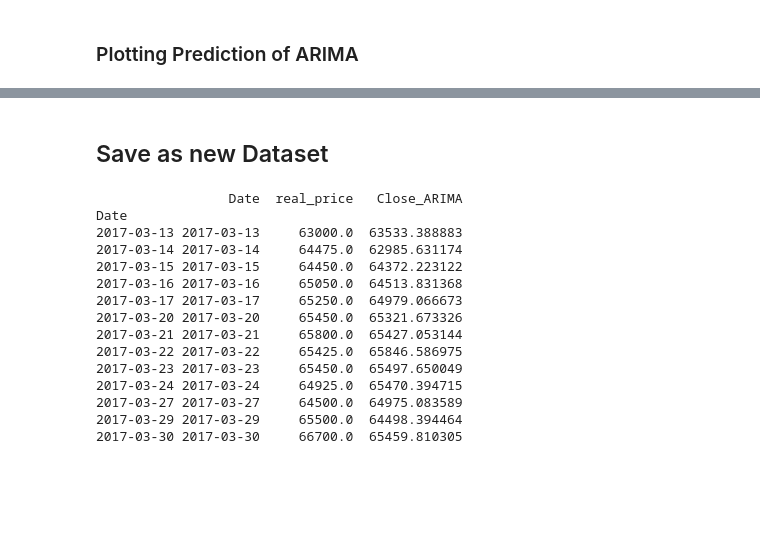
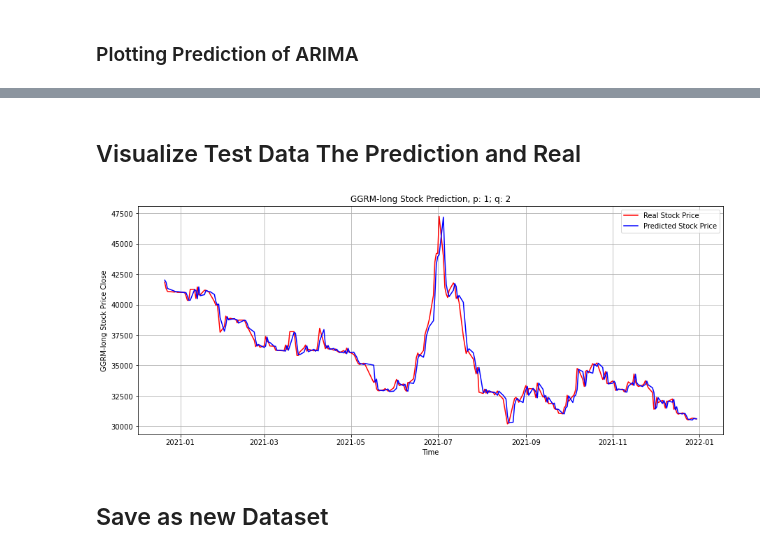
Before and after one commit to yoelagustinus/TugasAkhir, a Jupyter notebook: Stock Price Prediction ARIMA/ARIMA TA Stock Price Prediction.ipynb, the cells around one changed output, grey strips where cells are left out. Drawn from its saved outputs; the diff is of its cells as text; code cells hidden in the pictures; blank space fills up the shorter version.

```diff
--- a/Stock Price Prediction ARIMA/ARIMA TA Stock Price Prediction.ipynb
+++ b/Stock Price Prediction ARIMA/ARIMA TA Stock Price Prediction.ipynb
@@ -196,0 +187,15 @@ new_date = pd.to_datetime(test_data.index)
+# %% [markdown]
+## Visualize Test Data The Prediction and Real
+# %%
+plt.figure()
+plt.plot(test_data.index, y, color = 'red', label = 'Real Stock Price')
+plt.plot(test_data.index, predictions, color = 'blue', label = 'Predicted Stock Price')
+plt.title(name_dataset +' Stock Prediction, p: '+ str(p) +'; q: '+str(q))
+plt.xlabel('Time')
+plt.ylabel(name_dataset +' Stock Price '+ column_dataset_obs)
+plt.legend()
+plt.grid(True)
+# plt.savefig('arima_model.pdf')
+plt.show()
+# %% [output]
+[figure, added]
@@ -203,20 +207,0 @@ new_data = {'Date': new_date,
-# %%
-df_new_data = pd.DataFrame(new_data, columns = ['Date', 'real_price','Close_ARIMA'])
-
-print(df_new_data)
-# %% [output]
-                 Date  real_price   Close_ARIMA
-Date
-2017-03-13 2017-03-13     63000.0  63533.388883
-2017-03-14 2017-03-14     64475.0  62985.631174
-2017-03-15 2017-03-15     64450.0  64372.223122
-2017-03-16 2017-03-16     65050.0  64513.831368
-2017-03-17 2017-03-17     65250.0  64979.066673
-2017-03-20 2017-03-20     65450.0  65321.673326
-2017-03-21 2017-03-21     65800.0  65427.053144
-2017-03-22 2017-03-22     65425.0  65846.586975
-2017-03-23 2017-03-23     65450.0  65497.650049
-2017-03-24 2017-03-24     64925.0  65470.394715
-2017-03-27 2017-03-27     64500.0  64975.083589
-2017-03-29 2017-03-29     65500.0  64498.394464
-2017-03-30 2017-03-30     66700.0  65459.810305
```
Also changed, not shown: parts of 20 cells of this notebook, 10 other files.
